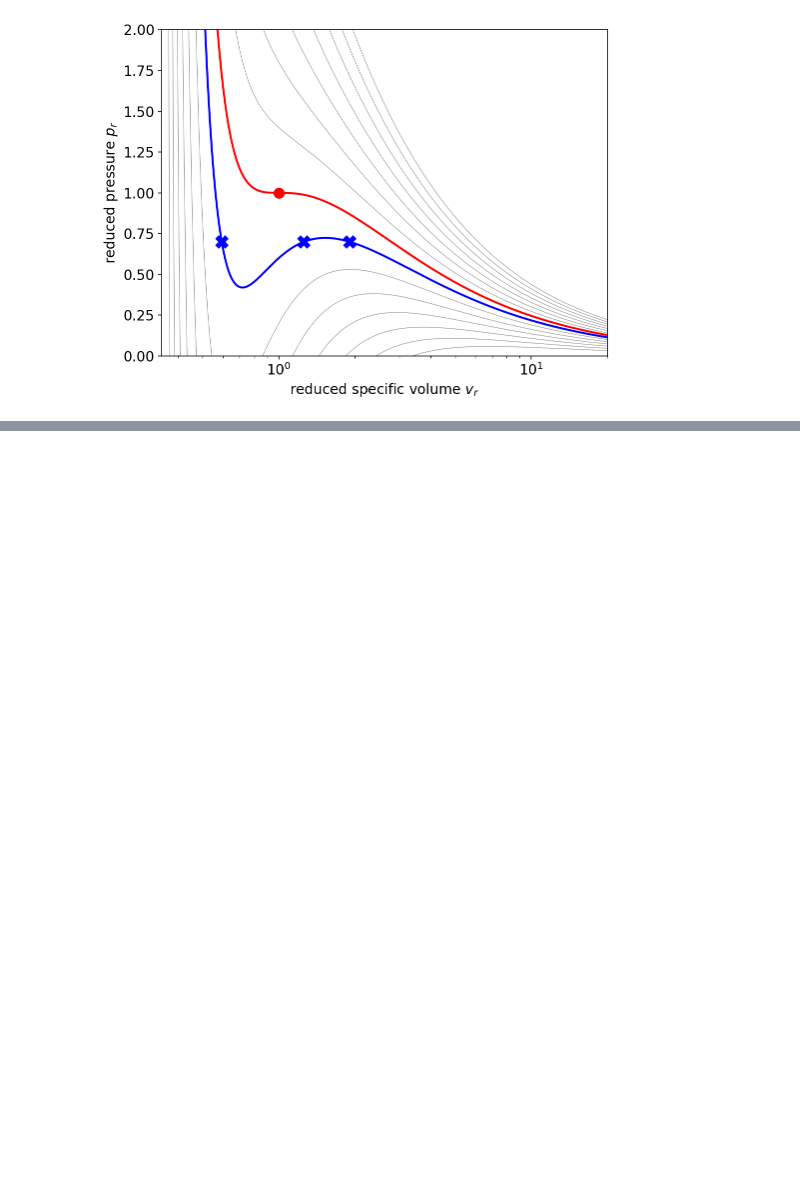
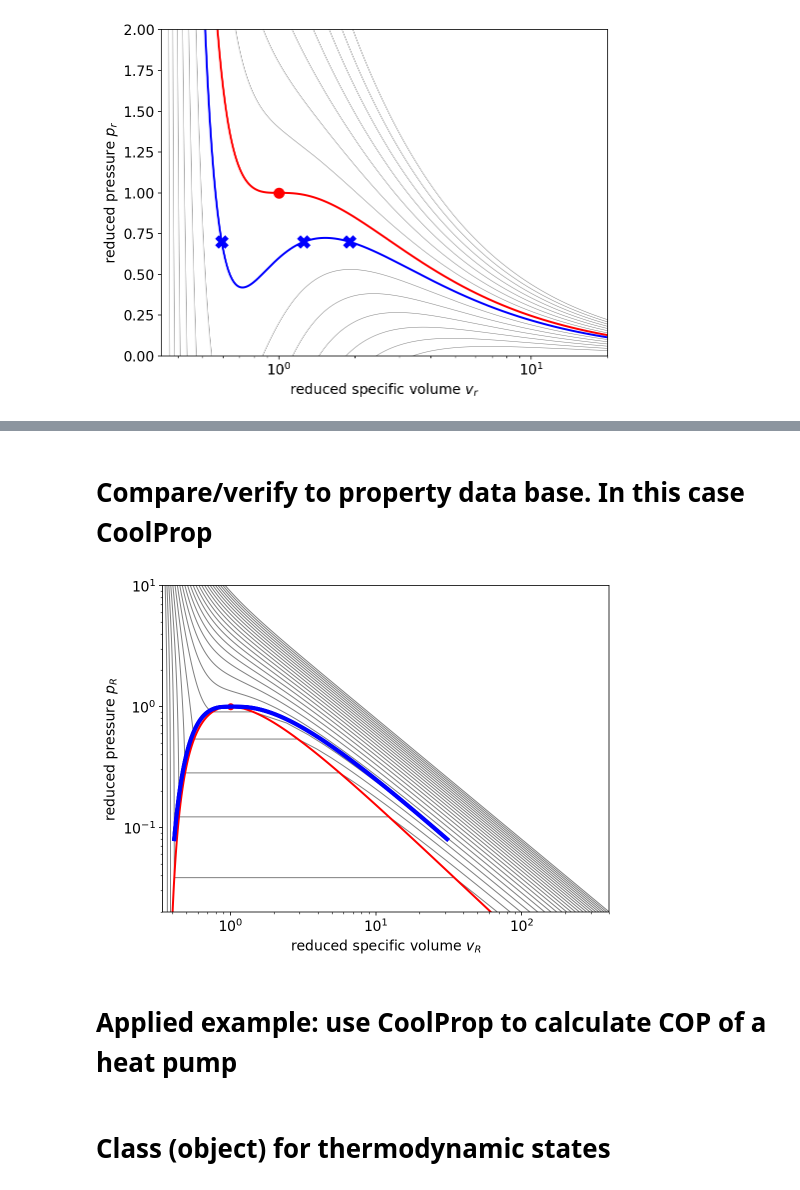
Before and after one commit to Fluid-Dynamics-Of-Energy-Systems-Team/AAT_pythonHandOnLecture, a Jupyter notebook: AAT_handsOnLecturePython.ipynb, the cells around one changed output, grey strips where cells are left out. Drawn from its saved outputs; the diff is of its cells as text; code cells hidden in the pictures; blank space fills up the shorter version.

```diff
--- a/AAT_handsOnLecturePython.ipynb
+++ b/AAT_handsOnLecturePython.ipynb
@@ -119,0 +228,31 @@ from CoolProp.CoolProp import PropsSI
+# %% [markdown]
+# Compare/verify to property data base. In this case CoolProp
+# %%
+from CoolProp.CoolProp import PropsSI
+
+fluid = "CO2"
+
+def plot_dome(ax, fluid):
+    pcr = PropsSI("Pcrit",fluid)
+    Tcr = PropsSI("Tcrit",fluid)
+    vcr = 1./PropsSI("D", "T", Tcr, 'P', pcr, fluid)
+
+    p = np.linspace(pcr*0.08, pcr, 100)
+    f_vl = lambda p: 1./PropsSI("D", "P", p, 'Q', 0.0, fluid)
+    f_vv = lambda p: 1./PropsSI("D", "P", p, 'Q', 1.0, fluid)
+
+    vl = np.array(list(map(f_vl, p)))
+    vv = np.array(list(map(f_vv, p)))
+
+    ax.plot(vl/vcr,p/pcr, linestyle='-', color='b', linewidth = 4)
+    ax.plot(vv/vcr,p/pcr, linestyle='-', color='b', linewidth = 4)
+#     return ax
+
+plot_dome(ax2, fluid)
+fig2
+# %% [output]
+[figure, added]
+# %% [markdown]
+# Applied example: use CoolProp to calculate COP of a heat pump
+# %% [markdown]
+# Class (object) for thermodynamic states
```
Also changed, not shown: parts of 22 cells of this notebook.
